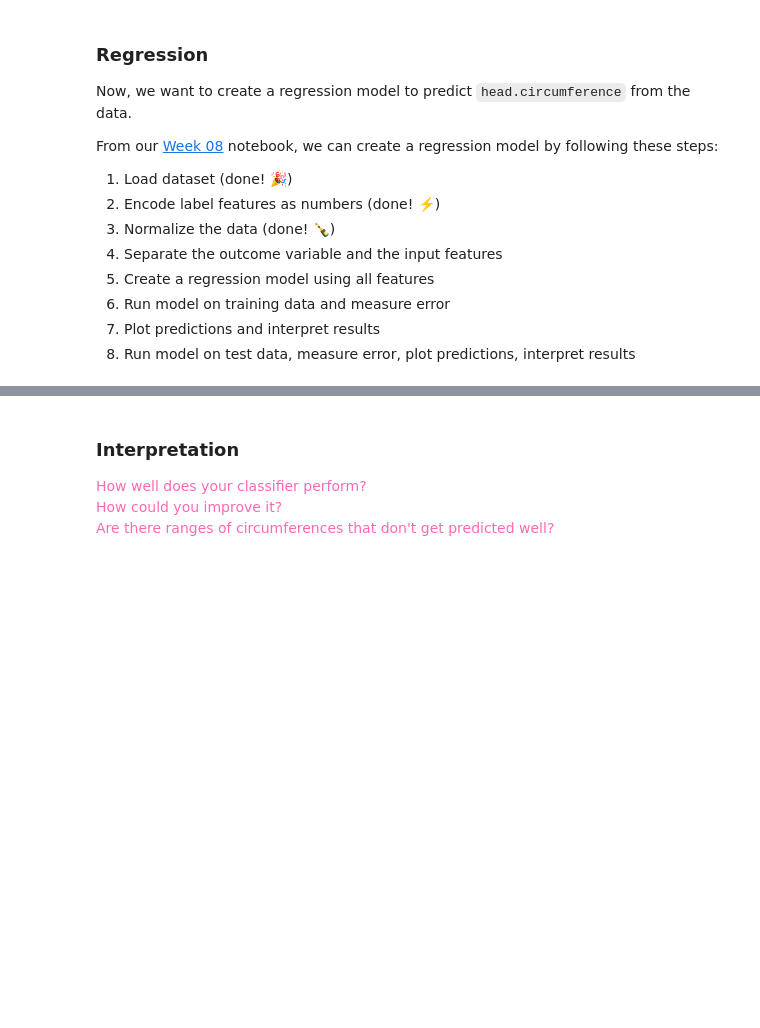
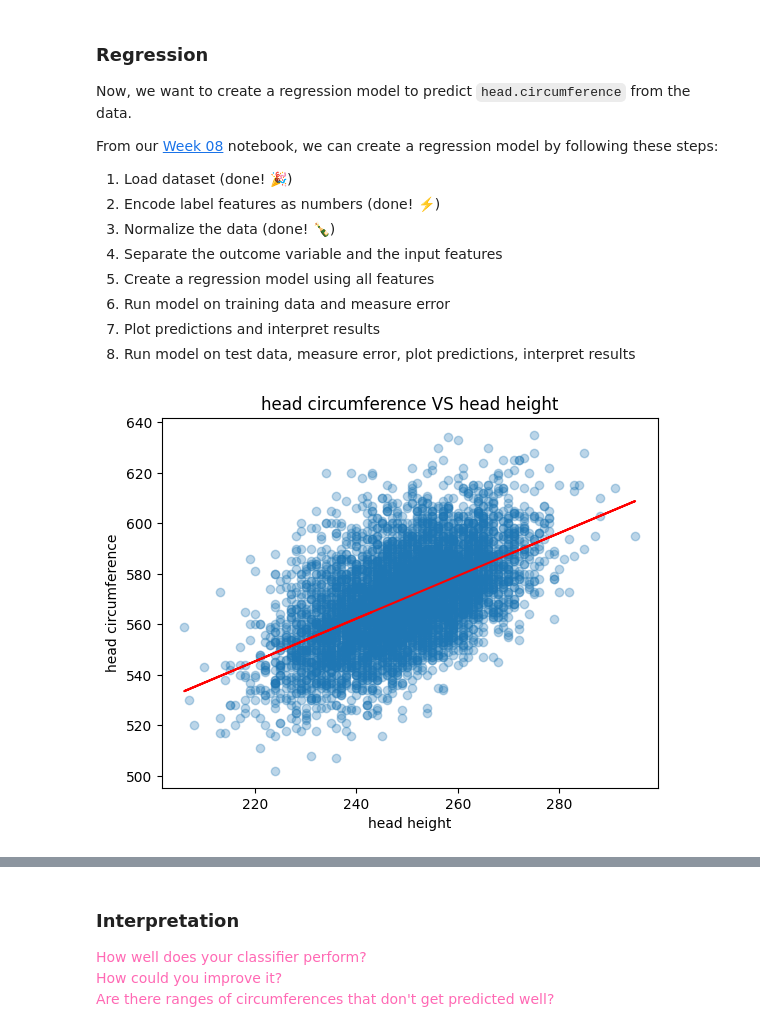
Before and after one commit to IntrotoML9103/HW_08, a Jupyter notebook: HW08.ipynb, the cells around one changed output, grey strips where cells are left out. Drawn from its saved outputs; the diff is of its cells as text; code cells hidden in the pictures; blank space fills up the shorter version.

```diff
--- a/HW08.ipynb
+++ b/HW08.ipynb
@@ -264,3 +256,30 @@ From our [Week 08](https://github.com/DM-GY-9103-2024F-H/WK08) notebook, we can
+# %%
+# Work on Regression Model here
+
+## Separate outcome variable and input features
+head_circumference = num_df_scaled["head.circumference"]
+head_height = num_df_scaled[["head.height"]]
+
+## Create a regression model
+feat_model = LinearRegression()
+
+feat_model.fit(head_height, head_circumference)
+
+## Measure error on training data
+predicted_feat = feat_model.predict(head_height)
+
+# Un-normalize the data
+predicted = num_scaler.inverse_transform(predicted_feat)
+
+## Plot predictions and interpret results
+plt.plot(num_df["head.height"], num_df["head.circumference"], marker='o', linestyle='', alpha=0.3)
+plt.plot(num_df["head.height"], predicted, marker='', color='r')
+plt.title("head circumference VS head height")
+plt.xlabel("head height")
+plt.ylabel("head circumference")
+plt.show()
+# %% [output]
+[figure, added]
 # %%
 ## Load Test Data
 ANSUR_TEST_FILE = "https://raw.githubusercontent.com/DM-GY-9103-2024F-H/9103-utils/main/datasets/json/ansur-test.json"
```
Also changed, not shown: parts of 6 cells of this notebook.
